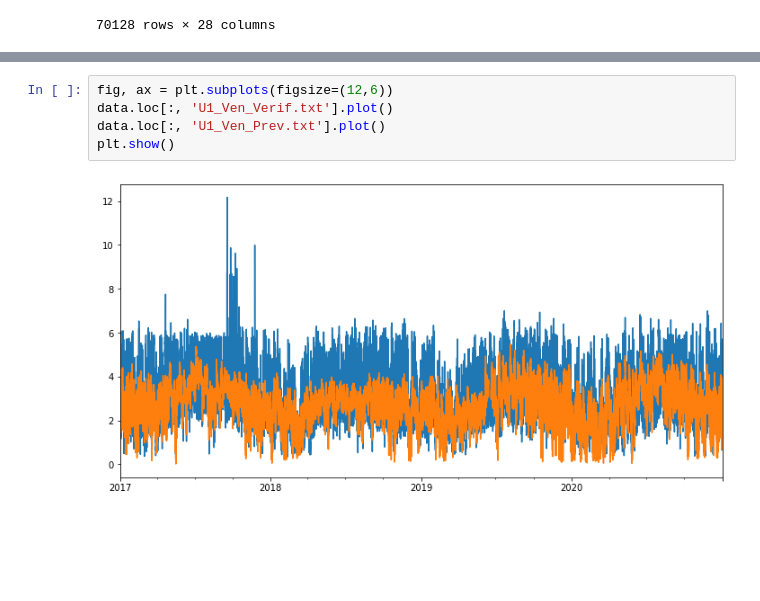
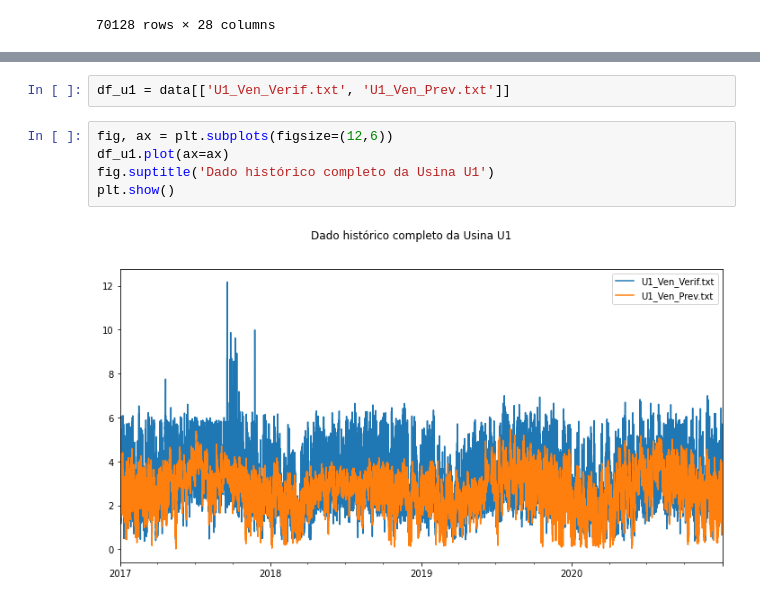
Before and after one commit to silasyl/DatathONS-Time2, a Jupyter notebook: Analise_SARIMAX.ipynb, the cells around one changed output, grey strips where cells are left out. Cells and saved outputs as stored; diff of their text form; blank space fills up the shorter version.

```diff
--- a/Analise_SARIMAX.ipynb
+++ b/Analise_SARIMAX.ipynb
@@ -56,7 +66,9 @@ data
+# %%
+df_u1 = data[['U1_Ven_Verif.txt', 'U1_Ven_Prev.txt']]
 # %%
 fig, ax = plt.subplots(figsize=(12,6))
-data.loc[:, 'U1_Ven_Verif.txt'].plot()
-data.loc[:, 'U1_Ven_Prev.txt'].plot()
+df_u1.plot(ax=ax)
+fig.suptitle('Dado histórico completo da Usina U1')
 plt.show()
 # %% [output]
-[figure, old version]
+[figure, new version]
```
Also changed, not shown: parts of 31 cells of this notebook.
